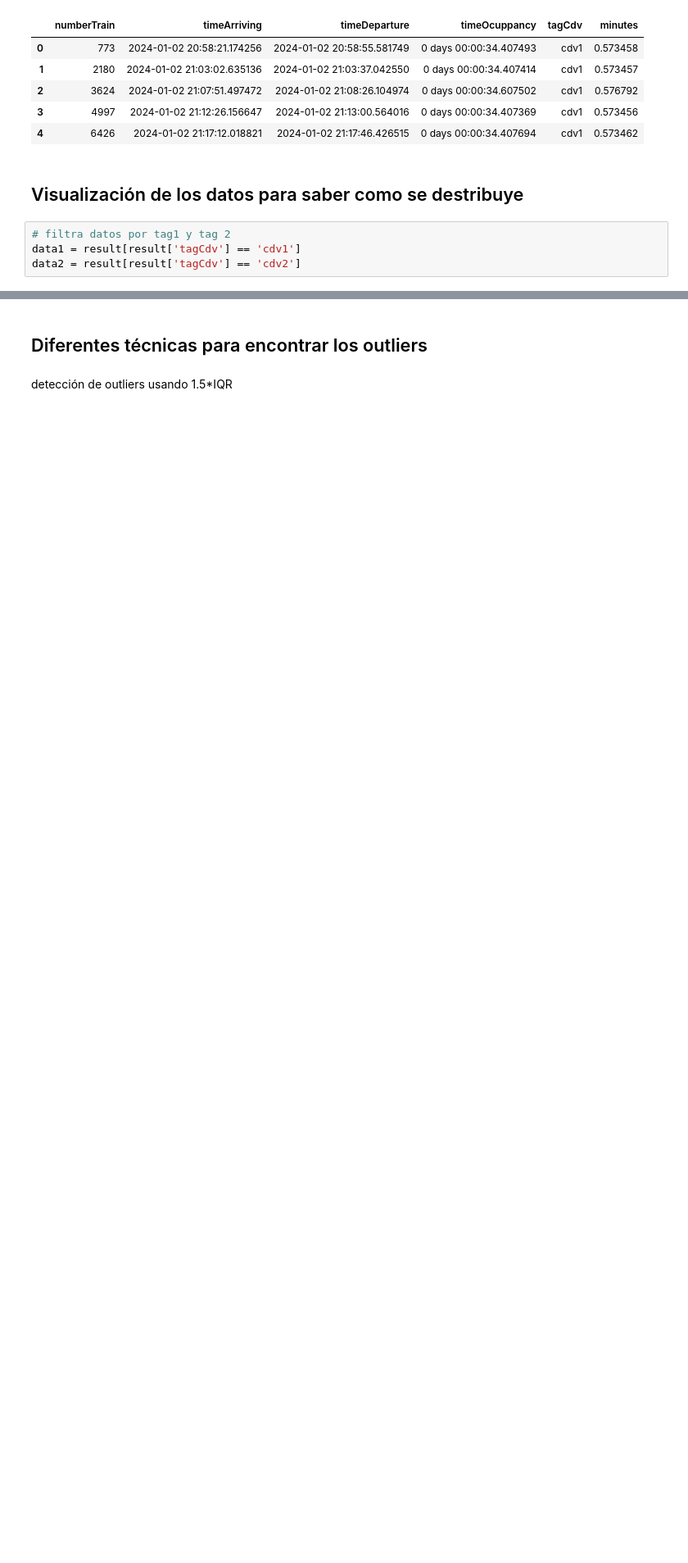
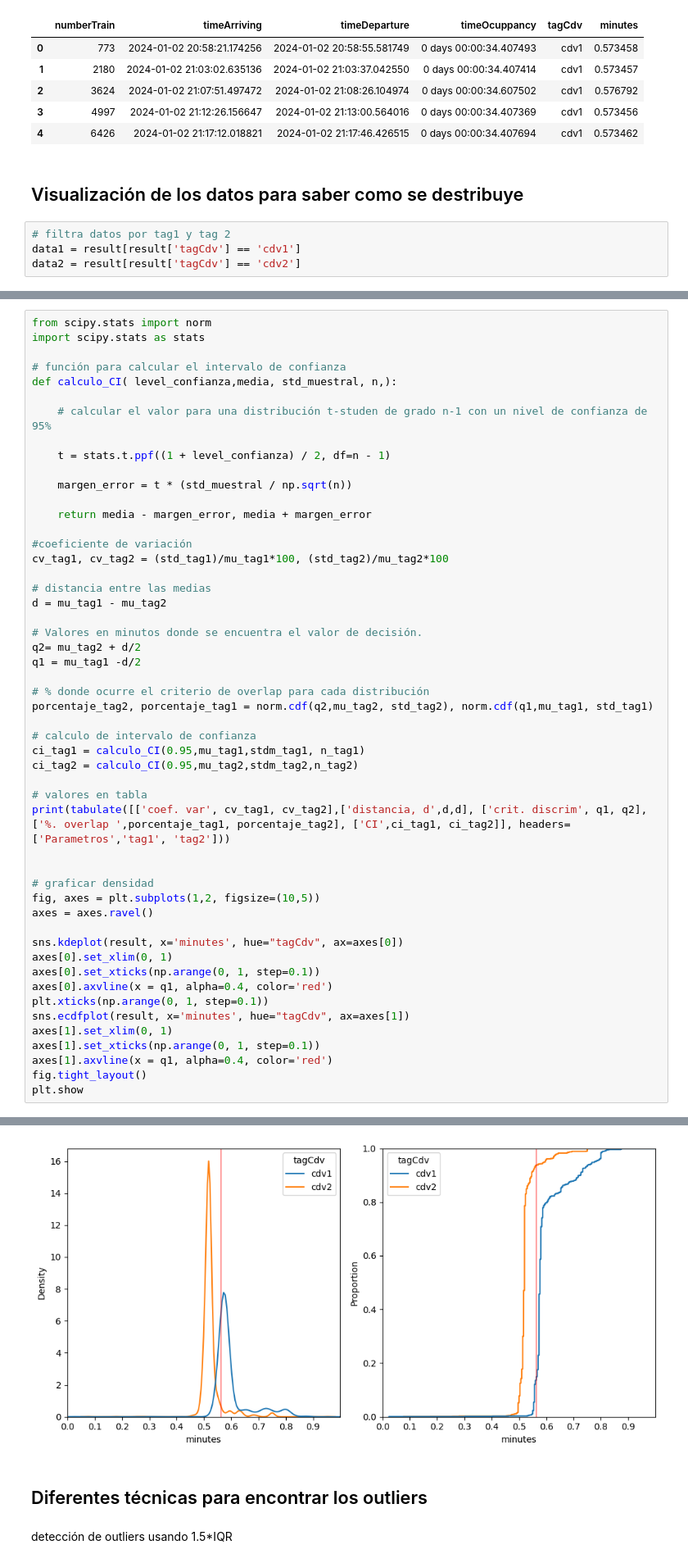
Before and after one commit to darwin1k/metroOccupancy, a Jupyter notebook: EDAcomplete.ipynb, the cells around one changed output, grey strips where cells are left out. Shown: that part at 82% size. Drawn from its saved outputs; the diff is of its cells as text; blank space fills up the shorter version.

```diff
--- a/EDAcomplete.ipynb
+++ b/EDAcomplete.ipynb
@@ -230,0 +308,52 @@ plt.show()
+# %%
+from scipy.stats import norm
+import scipy.stats as stats
+
+# función para calcular el intervalo de confianza
+def calculo_CI( level_confianza,media, std_muestral, n,):
+
+    # calcular el valor para una distribución t-studen de grado n-1 con un nivel de confianza de 95%
+
+    t = stats.t.ppf((1 + level_confianza) / 2, df=n - 1)
+
+    margen_error = t * (std_muestral / np.sqrt(n))
+
+    return media - margen_error, media + margen_error
+
+#coeficiente de variación
+cv_tag1, cv_tag2 = (std_tag1)/mu_tag1*100, (std_tag2)/mu_tag2*100
+
+# distancia entre las medias
+d = mu_tag1 - mu_tag2
+
+# Valores en minutos donde se encuentra el valor de decisión.
+q2= mu_tag2 + d/2
+q1 = mu_tag1 -d/2
+
+# % donde ocurre el criterio de overlap para cada distribución
+porcentaje_tag2, porcentaje_tag1 = norm.cdf(q2,mu_tag2, std_tag2), norm.cdf(q1,mu_tag1, std_tag1)
+
+# calculo de intervalo de confianza
+ci_tag1 = calculo_CI(0.95,mu_tag1,stdm_tag1, n_tag1)
+ci_tag2 = calculo_CI(0.95,mu_tag2,stdm_tag2,n_tag2)
+
+# valores en tabla
+print(tabulate([['coef. var', cv_tag1, cv_tag2],['distancia, d',d,d], ['crit. discrim', q1, q2], ['%. overlap ',porcentaje_tag1, porcentaje_tag2], ['CI',ci_tag1, ci_tag2]], headers=['Parametros','tag1', 'tag2']))
+
+
+# graficar densidad
+fig, axes = plt.subplots(1,2, figsize=(10,5))
+axes = axes.ravel()
+
+sns.kdeplot(result, x='minutes', hue="tagCdv", ax=axes[0])
+axes[0].set_xlim(0, 1)
+axes[0].set_xticks(np.arange(0, 1, step=0.1))
+axes[0].axvline(x = q1, alpha=0.4, color='red')
+plt.xticks(np.arange(0, 1, step=0.1))
+sns.ecdfplot(result, x='minutes', hue="tagCdv", ax=axes[1])
+axes[1].set_xlim(0, 1)
+axes[1].set_xticks(np.arange(0, 1, step=0.1))
+axes[1].axvline(x = q1, alpha=0.4, color='red')
+fig.tight_layout()
+plt.show
+# %% [output]
@@ -231,3 +368,4 @@ plt.show()
+[figure, added]
 # %% [markdown]
 ## Diferentes técnicas para encontrar los outliers
 # %% [markdown]
```
Also changed, not shown: parts of 10 cells of this notebook.
